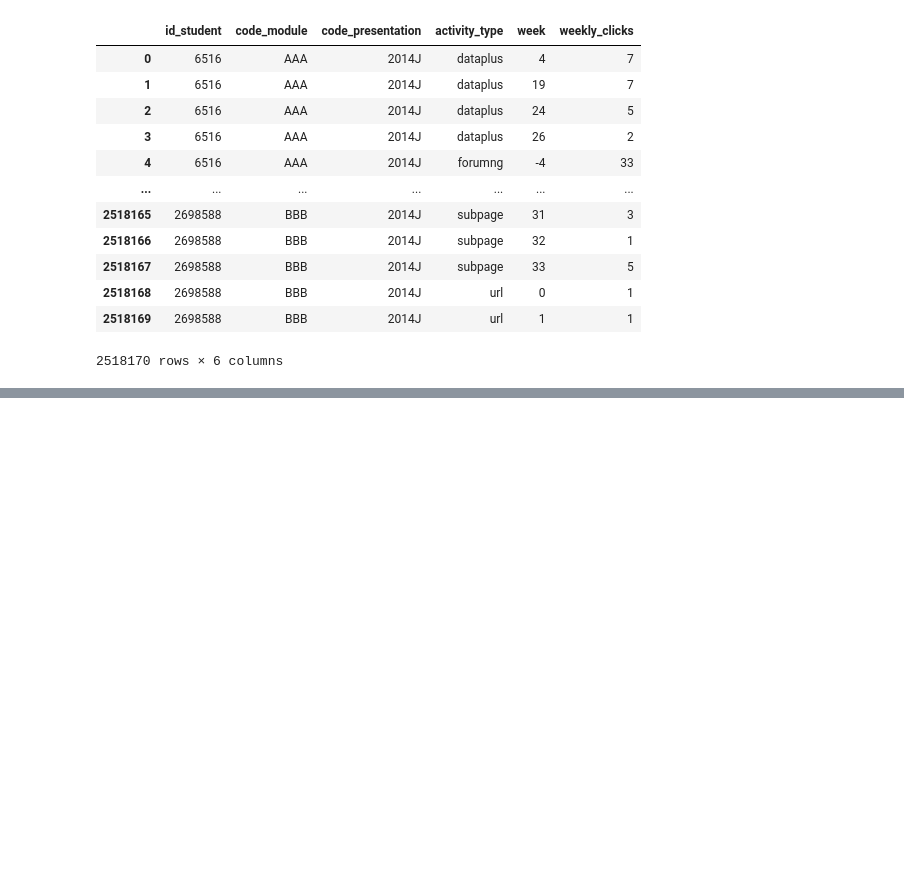
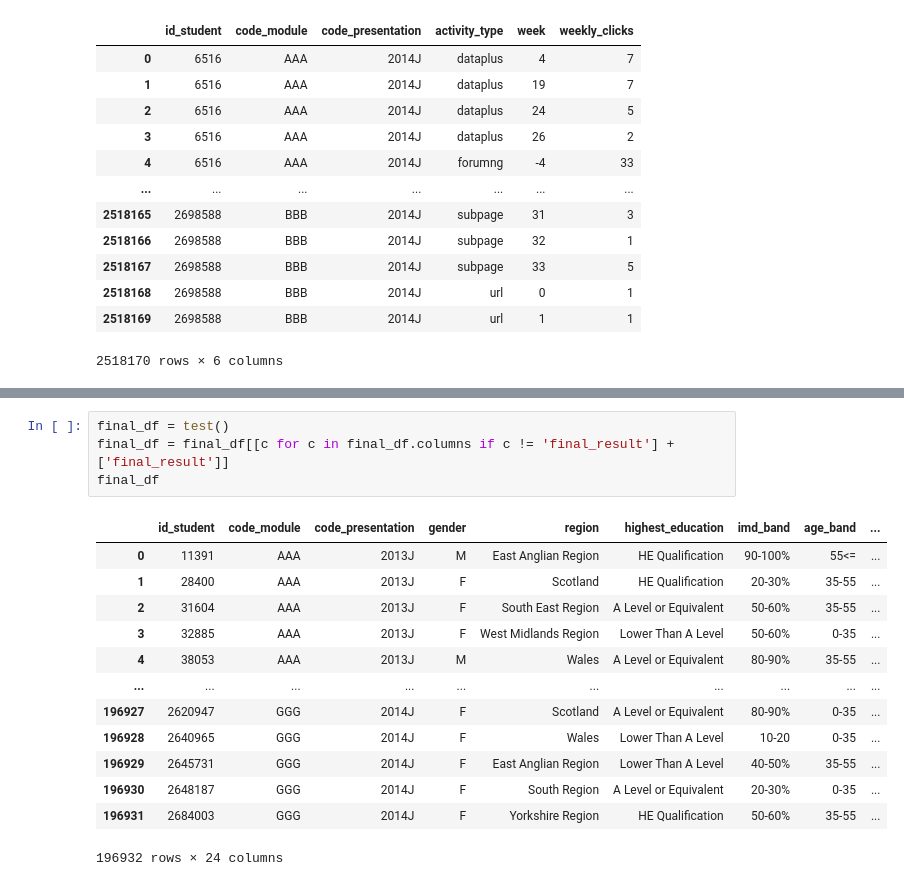
Before and after one commit to thiennguyen37-qn/early-academic-risk-warning, a Jupyter notebook: demo.ipynb, the cells around one changed output, grey strips where cells are left out. Cells and saved outputs as stored; diff of their text form; blank space fills up the shorter version.

```diff
--- a/demo.ipynb
+++ b/demo.ipynb
@@ -440,0 +404,18 @@ vle_weekly           DataFrame             id_student code_<...>2518170 rows x 6
+# %%
+final_df = test()
+final_df = final_df[[c for c in final_df.columns if c != 'final_result'] + ['final_result']]
+final_df
+# %% [output]
+|  | id_student | code_module | code_presentation | gender | region | highest_education | imd_band | age_band | ... |
+| 0 | 11391 | AAA | 2013J | M | East Anglian Region | HE Qualification | 90-100% | 55<= | ... |
+| 1 | 28400 | AAA | 2013J | F | Scotland | HE Qualification | 20-30% | 35-55 | ... |
+| 2 | 31604 | AAA | 2013J | F | South East Region | A Level or Equivalent | 50-60% | 35-55 | ... |
+| 3 | 32885 | AAA | 2013J | F | West Midlands Region | Lower Than A Level | 50-60% | 0-35 | ... |
+| 4 | 38053 | AAA | 2013J | M | Wales | A Level or Equivalent | 80-90% | 35-55 | ... |
+| ... | ... | ... | ... | ... | ... | ... | ... | ... | ... |
+| 196927 | 2620947 | GGG | 2014J | F | Scotland | A Level or Equivalent | 80-90% | 0-35 | ... |
+| 196928 | 2640965 | GGG | 2014J | F | Wales | Lower Than A Level | 10-20 | 0-35 | ... |
+| 196929 | 2645731 | GGG | 2014J | F | East Anglian Region | Lower Than A Level | 40-50% | 35-55 | ... |
+| 196930 | 2648187 | GGG | 2014J | F | South Region | A Level or Equivalent | 20-30% | 0-35 | ... |
+| 196931 | 2684003 | GGG | 2014J | F | Yorkshire Region | HE Qualification | 50-60% | 35-55 | ... |
+196932 rows × 24 columns
```
Also changed, not shown: parts of 15 cells of this notebook, 1 other file.
